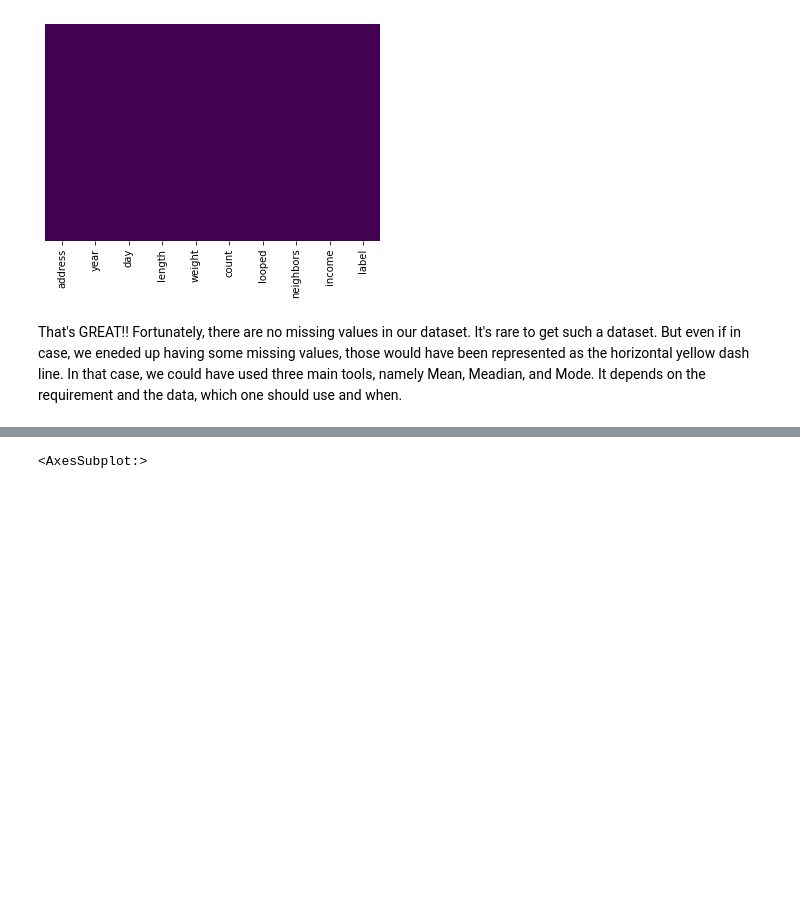
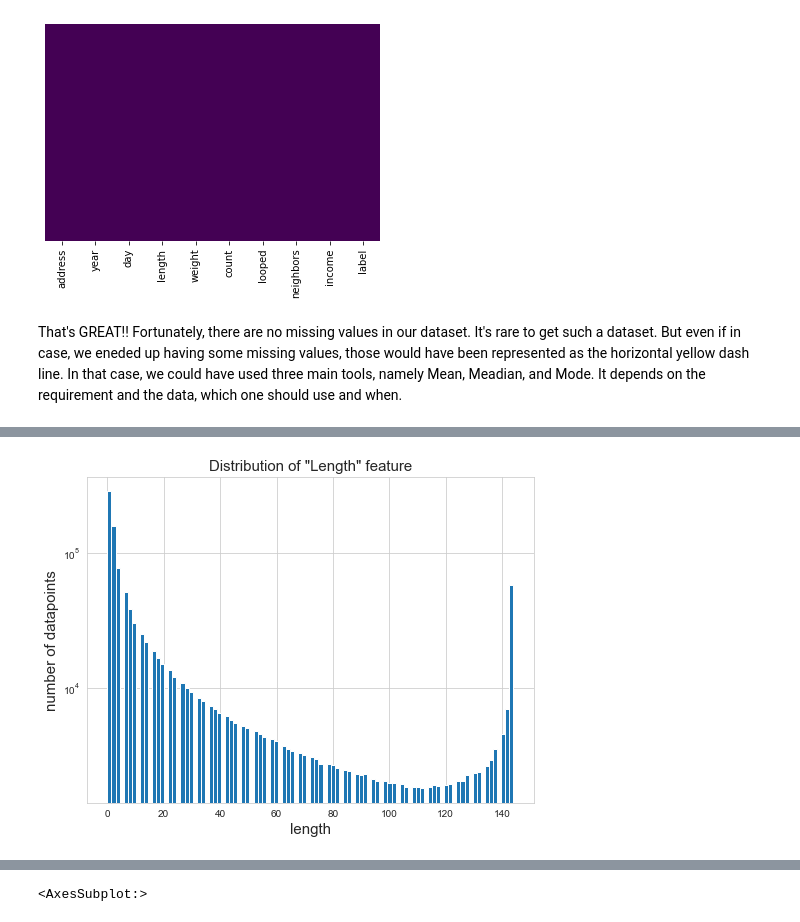
Before and after one commit to gauravsh0812/Bitcoin_Heist, a Jupyter notebook: Bitcoin_Heist.ipynb, the cells around one changed output, grey strips where cells are left out. Cells and saved outputs as stored; diff of their text form; code cells hidden in the pictures; blank space fills up the shorter version.

```diff
--- a/Bitcoin_Heist.ipynb
+++ b/Bitcoin_Heist.ipynb
@@ -73,6 +68,0 @@ That's GREAT!! Fortunately, there are no missing values in our dataset. It's rar
-# %%
-sns.set_style("whitegrid")
-sns.FacetGrid(df, hue='year', height=20, aspect=0.7) \
-    .map(sns.distplot, "length") \
-   .add_legend(fontsize=20);
-plt.show();
@@ -80,0 +75,9 @@ plt.show();
+# %%
+plt.figure(figsize=(8,6))
+plt.hist(df['length'], bins=100, log=True)
+plt.xlabel('length', fontsize=15)
+plt.ylabel('number of datapoints', fontsize=15)
+plt.title('Distribution of "Length" feature', fontsize=15)
+plt.show()
+# %% [output]
+[figure, added]
```
Also changed, not shown: parts of 8 cells of this notebook.
